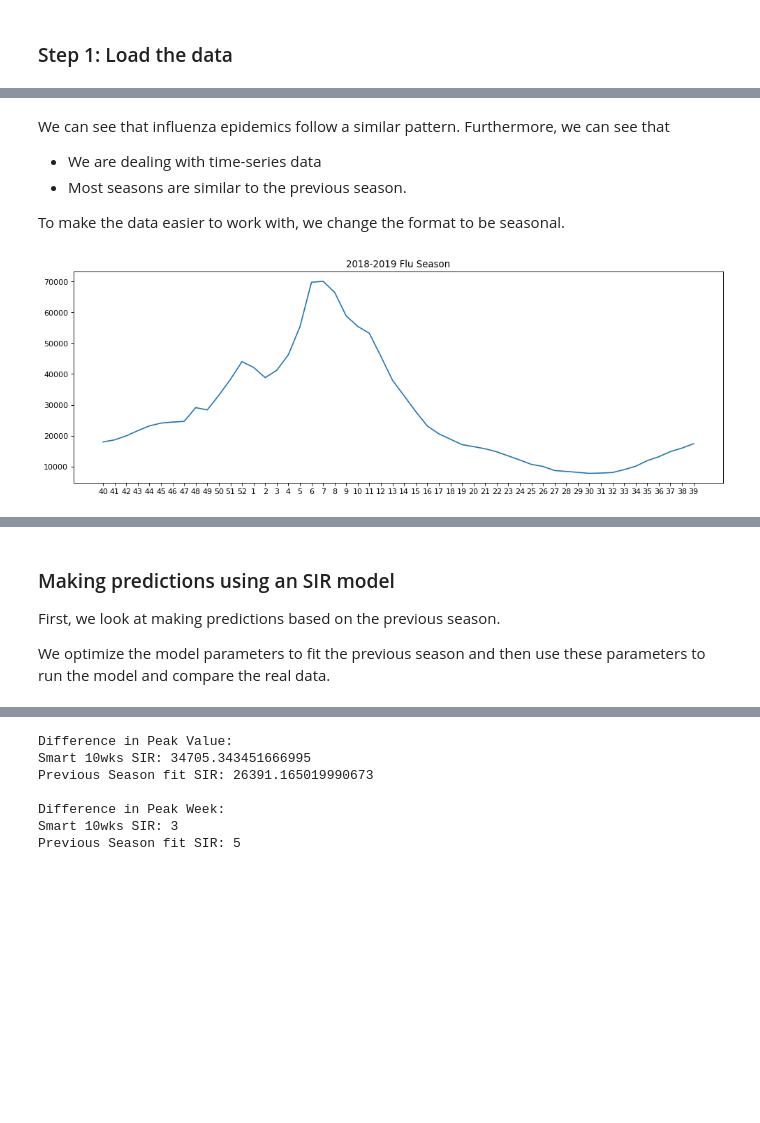
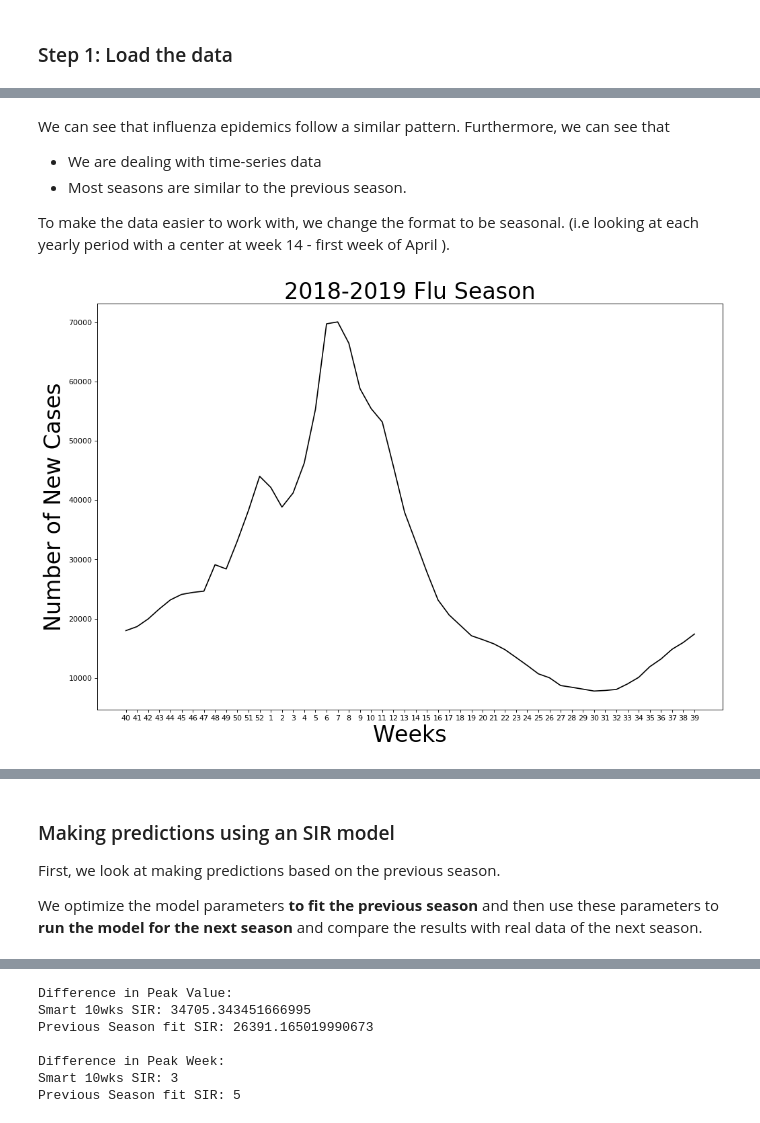
Before and after one commit to shlizee/Seq2SeqEpidemics, a Jupyter notebook: Blog post.ipynb, the cells around one changed output, grey strips where cells are left out. Drawn from its saved outputs; the diff is of its cells as text; code cells hidden in the pictures; blank space fills up the shorter version.

```diff
--- a/Blog post.ipynb
+++ b/Blog post.ipynb
@@ -63,25 +46,27 @@ We can see that influenza epidemics follow a similar pattern. Furthermore, we ca
 - We are dealing with time-series data
 - Most seasons are similar to the previous season.
 
-To make the data easier to work with, we change the format to be seasonal.
+To make the data easier to work with, we change the format to be seasonal.  (i.e looking at each yearly period with a center at week 14 - first week of April ).
 # %%
 import numpy as np
 end_weeks=ilinet_full_seasons.index[ilinet_full_seasons['WEEK'] == 39].tolist()
 start_weeks=ilinet_full_seasons.index[ilinet_full_seasons['WEEK'] == 40].tolist()
 
 seasons=[]
 for i in range(len(start_weeks)):
     c=start_weeks[i]
     seasons.append(data[c:c+52])
 
-fig=plt.figure(figsize=(15, 5), dpi= 80, facecolor='w', edgecolor='k')
-plt.plot(seasons[-1])
+fig=plt.figure(figsize=(15, 10), dpi= 80, facecolor='w', edgecolor='k')
+plt.plot(seasons[-1],color = 'black')
 y_pos = np.arange(len(weeks))
 plt.xticks(y_pos, weeks)
-plt.title("2018-2019 Flu Season")
+plt.xlabel("Weeks", fontsize=30)
+plt.ylabel("Number of New Cases", fontsize=30)
+plt.title("2018-2019 Flu Season", fontsize=30)
 seasons=np.vstack(seasons)
 # %% [output]
-[figure, old version]
+[figure, new version]
 # %% [markdown]
 ## The SIR Model
 The SIR model is a system of ordinary differential equations (ODEs) that have traditionaly been used to study the dynamics of epidemics.
@@ -99,7 +84,7 @@ In order to use the SIR model to make predictions, we must optimize the paramete
 
 First, we look at making predictions based on the previous season.
 
-We optimize the model parameters to fit the previous season and then use these parameters to run the model and compare the real data.
+We optimize the model parameters **to fit the previous season** and then use these parameters to **run the model for the next season** and compare the results with real data of the next season.
 # %%
 from scipy.integrate import odeint
 from scipy import optimize
```
Also changed, not shown: parts of 85 cells of this notebook, 4 other files.
